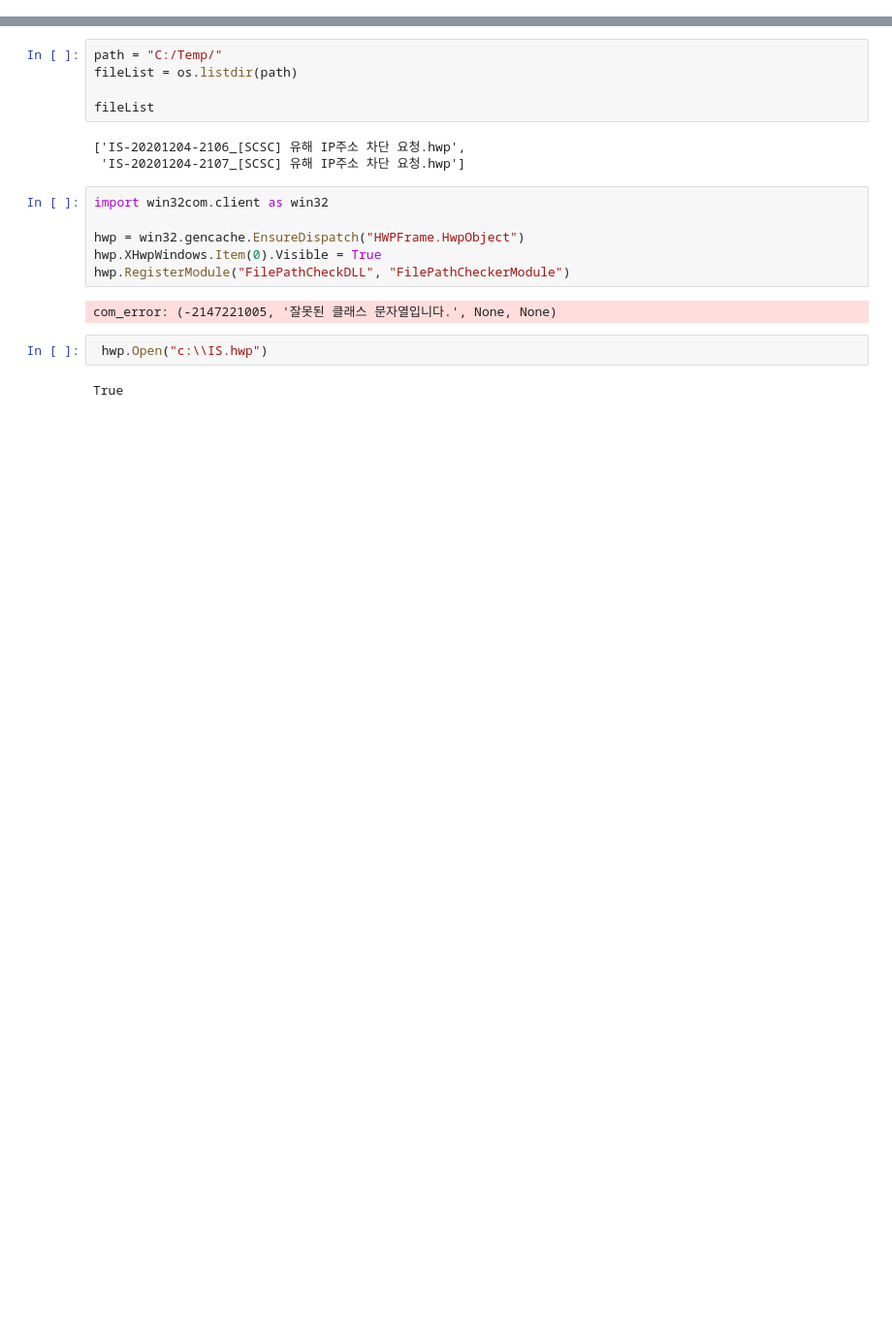
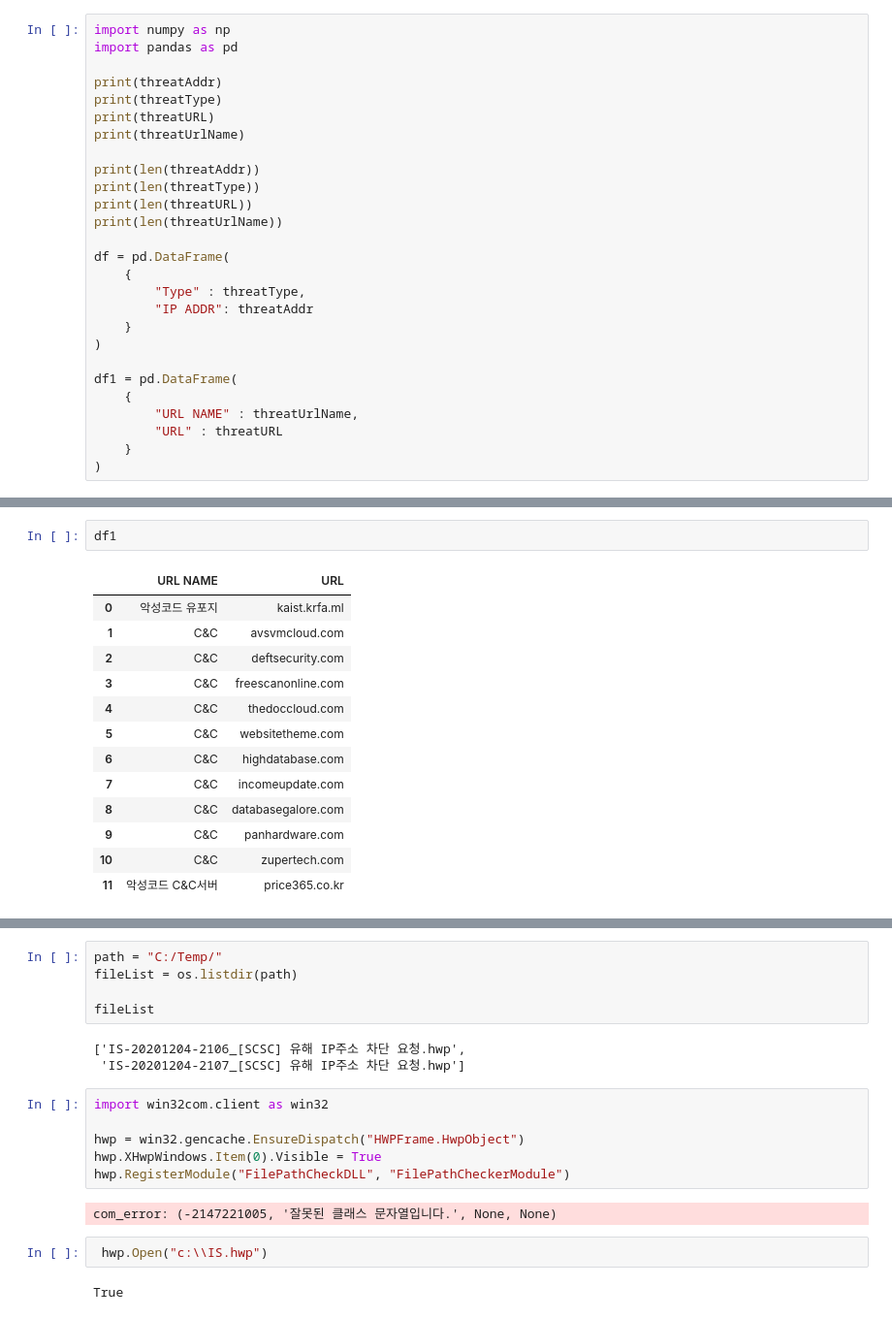
Before and after one commit to shellcode777/ipynb.github, a Jupyter notebook: Untitled.ipynb, the cells around one changed output, grey strips where cells are left out. Shown: that part at 97% size. Drawn from its saved outputs; the diff is of its cells as text; blank space fills up the shorter version.

```diff
--- a/Untitled.ipynb
+++ b/Untitled.ipynb
@@ -202,0 +336,27 @@ com_error: (-2147221005, '잘못된 클래스 문자열입니다.', None, None)
+# %%
+import numpy as np
+import pandas as pd
+
+print(threatAddr)
+print(threatType)
+print(threatURL)
+print(threatUrlName)
+
+print(len(threatAddr))
+print(len(threatType))
+print(len(threatURL))
+print(len(threatUrlName))
+
+df = pd.DataFrame(
+    {
+        "Type" : threatType,
+        "IP ADDR": threatAddr
+    }
+)
+
+df1 = pd.DataFrame(
+    {
+        "URL NAME" : threatUrlName,
+        "URL" : threatURL
+    }
+)
@@ -202,0 +388,16 @@ com_error: (-2147221005, '잘못된 클래스 문자열입니다.', None, None)
+# %%
+df1
+# %% [output]
+|  | URL NAME | URL |
+| 0 | 악성코드 유포지 | kaist.krfa.ml |
+| 1 | C&C | avsvmcloud.com |
+| 2 | C&C | deftsecurity.com |
+| 3 | C&C | freescanonline.com |
+| 4 | C&C | thedoccloud.com |
+| 5 | C&C | websitetheme.com |
+| 6 | C&C | highdatabase.com |
+| 7 | C&C | incomeupdate.com |
+| 8 | C&C | databasegalore.com |
+| 9 | C&C | panhardware.com |
+| 10 | C&C | zupertech.com |
+| 11 | 악성코드 C&C서버 | price365.co.kr |
```
Also changed, not shown: parts of 13 cells of this notebook, 2 other files.
